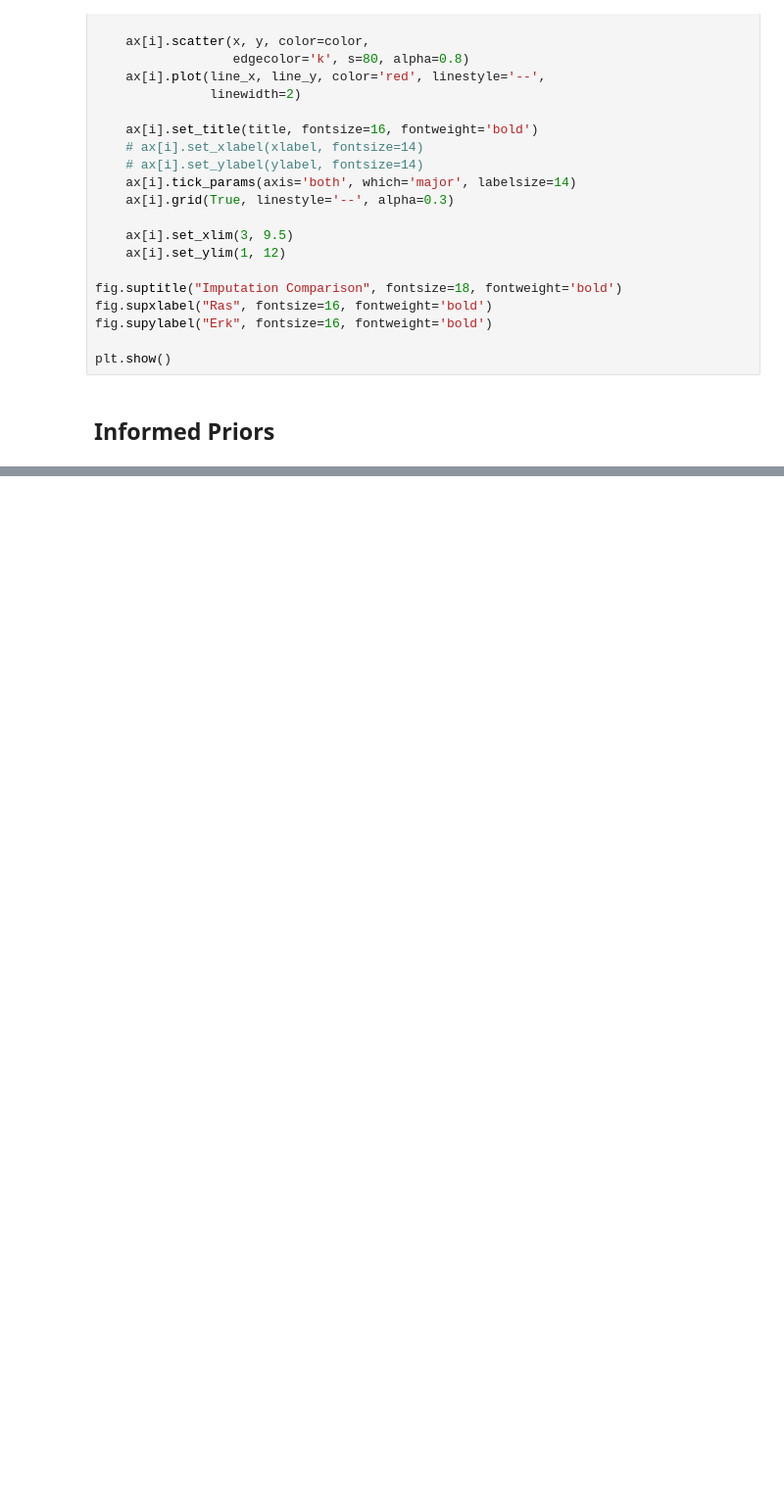
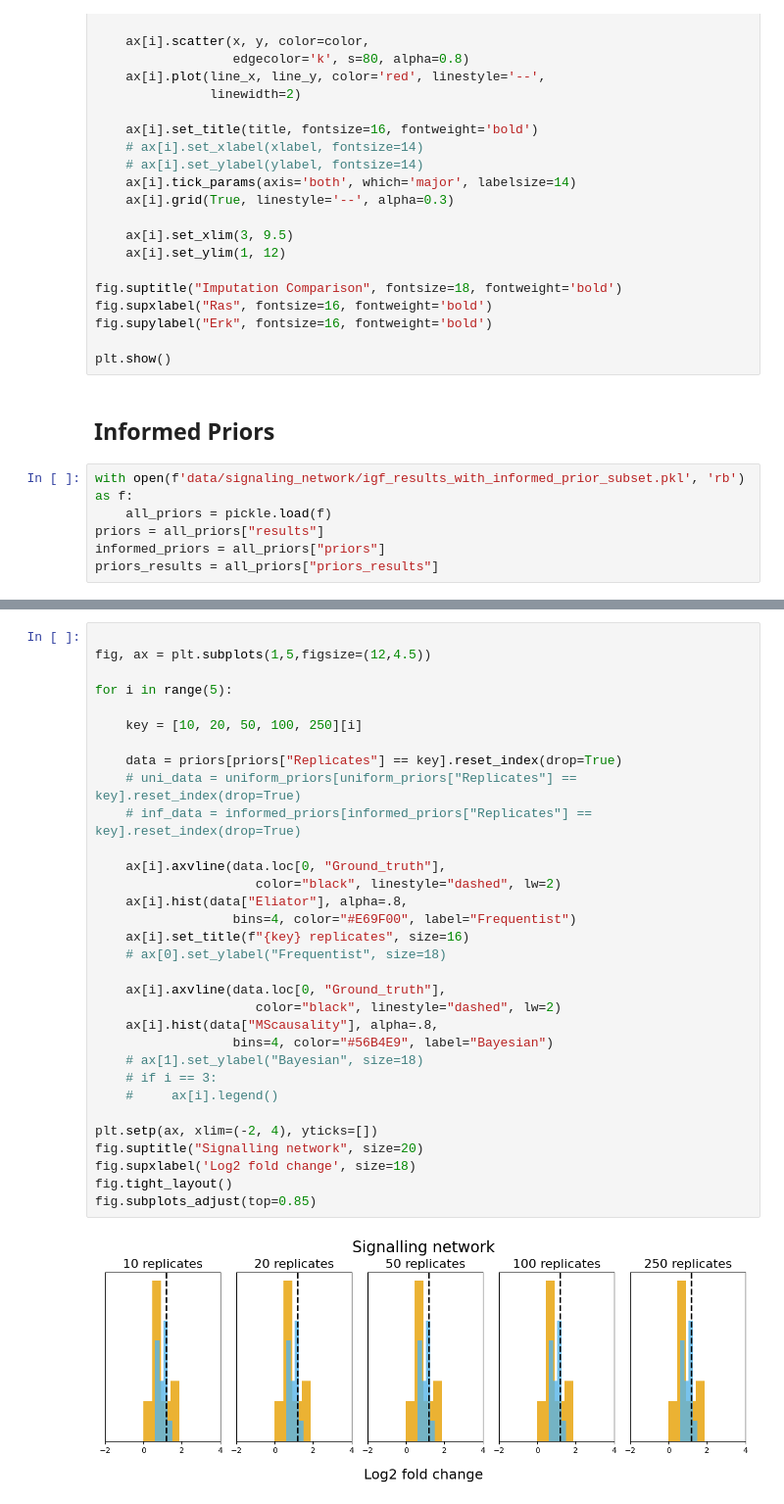
Before and after one commit to devonjkohler/Causomic, a Jupyter notebook: vignettes/methods_paper/Supplementary_analysis.ipynb, the cells around one changed output, grey strips where cells are left out. Shown at 98% size. Drawn from its saved outputs; the diff is of its cells as text; blank space fills up the shorter version.

```diff
--- a/vignettes/methods_paper/Supplementary_analysis.ipynb
+++ b/vignettes/methods_paper/Supplementary_analysis.ipynb
@@ -376,3 +376,9 @@ fig.supylabel("Erk", fontsize=16, fontweight='bold')
 plt.show()
 # %% [markdown]
 ## Informed Priors
+# %%
+with open(f'data/signaling_network/igf_results_with_informed_prior_subset.pkl', 'rb') as f:
+    all_priors = pickle.load(f)
+priors = all_priors["results"]
+informed_priors = all_priors["priors"]
+priors_results = all_priors["priors_results"]
@@ -378,0 +407,34 @@ plt.show()
+# %%
+
+fig, ax = plt.subplots(1,5,figsize=(12,4.5))
+
+for i in range(5):
+
+    key = [10, 20, 50, 100, 250][i]
+
+    data = priors[priors["Replicates"] == key].reset_index(drop=True)
+    # uni_data = uniform_priors[uniform_priors["Replicates"] == key].reset_index(drop=True)
+    # inf_data = informed_priors[informed_priors["Replicates"] == key].reset_index(drop=True)
+
+    ax[i].axvline(data.loc[0, "Ground_truth"],
+                     color="black", linestyle="dashed", lw=2)
+    ax[i].hist(data["Eliator"], alpha=.8,
+                  bins=4, color="#E69F00", label="Frequentist")
+    ax[i].set_title(f"{key} replicates", size=16)
+    # ax[0].set_ylabel("Frequentist", size=18)
+
+    ax[i].axvline(data.loc[0, "Ground_truth"],
+                     color="black", linestyle="dashed", lw=2)
+    ax[i].hist(data["MScausality"], alpha=.8,
+                  bins=4, color="#56B4E9", label="Bayesian")
+    # ax[1].set_ylabel("Bayesian", size=18)
+    # if i == 3:
+    #     ax[i].legend()
+
+plt.setp(ax, xlim=(-2, 4), yticks=[])
+fig.suptitle("Signalling network", size=20)
+fig.supxlabel('Log2 fold change', size=18)
+fig.tight_layout()
+fig.subplots_adjust(top=0.85)
+# %% [output]
+[figure, added]
```
Also changed, not shown: parts of 1 cell of this notebook, 2 other files.
